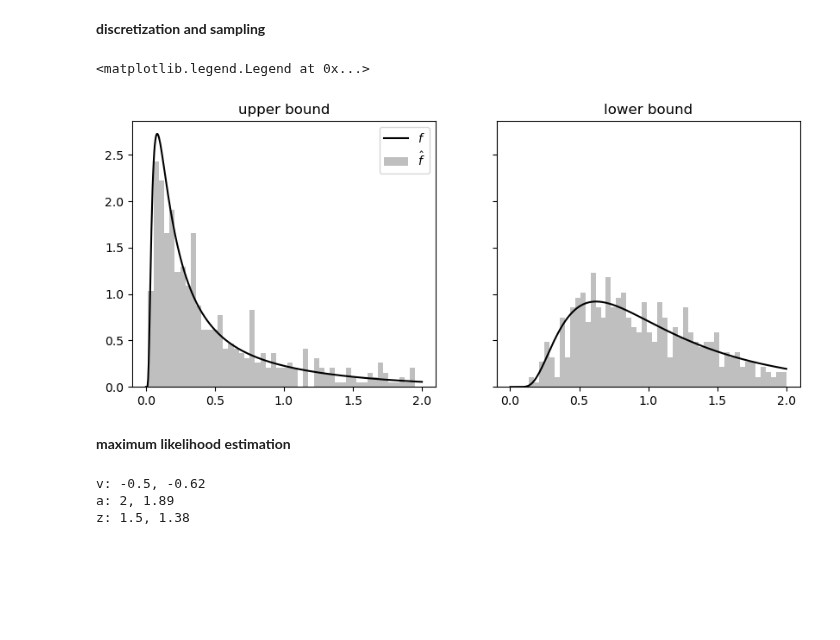
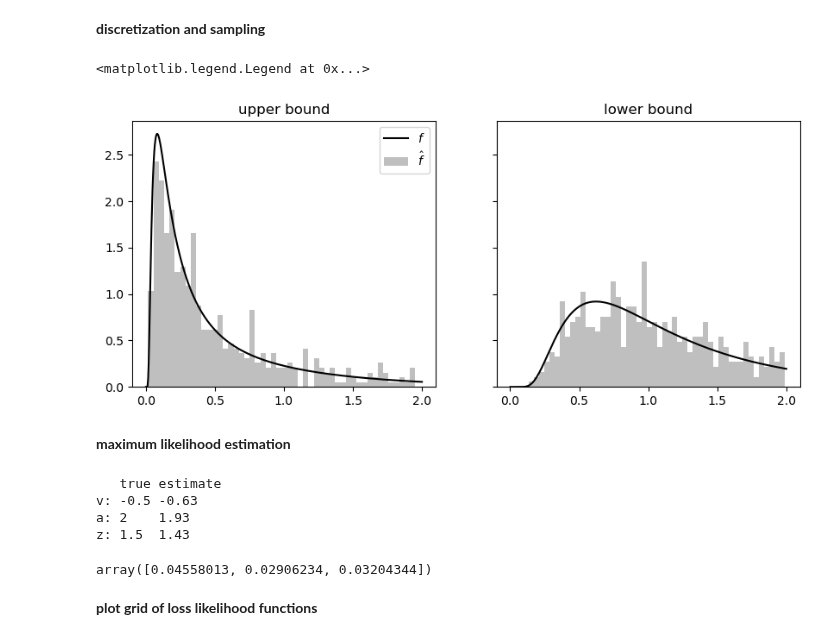
Before and after one commit to griegner/drift-diffusion, a Jupyter notebook: examples/07-navarro-2009-pdf.ipynb, the cells around one changed output. Drawn from its saved outputs; the diff is of its cells as text; code cells hidden in the pictures; blank space fills up the shorter version.

Commit message:
use autograd to calculate hessian

```diff
--- a/examples/07-navarro-2009-pdf.ipynb
+++ b/examples/07-navarro-2009-pdf.ipynb
@@ -72,8 +81,8 @@ nav_params = {
     "z": pyddm_params["a"] * (pyddm_params["z"] + 1),
 }
 
-start, stop, num = 0.001, 2, 500
-ts = np.linspace(start, stop, num)
+tmin, tmax, num = 0.001, 2, 500
+ts = np.linspace(tmin, tmax, num)
 
 fig, axs = plt.subplots(ncols=2, figsize=(10, 4), sharex=True, sharey=True)
 
@@ -98,28 +107,29 @@ axs[1].plot(and_sol.t_domain, cn_sol.pdf(choice="error"), ls=":", c="r")
 # %% [markdown]
 **discretization and sampling**
 # %%
+def sample_from_pdf(ts, v, a, z, boundary="lower", n_samples=10, seed=0):
+    rng = np.random.default_rng(seed=seed)
+    pdf_ = [pdf(t, v, a, z, boundary=boundary) for t in ts]
+    probs_ = pdf_ / np.sum(pdf_)  # probabilities sum to 1
+    return rng.choice(ts, size=n_samples, p=probs_)
+
+
 n_samples = 500
-rng = np.random.default_rng(seed=0)
-
-# ensure probabilities sum to 1
-prob_upper = pdf_upper / np.sum(pdf_upper)
-prob_lower = pdf_lower / np.sum(pdf_lower)
-
-samples_upper = rng.choice(a=ts, size=n_samples, p=prob_upper)
-samples_lower = rng.choice(a=ts, size=n_samples, p=prob_lower)
+samples_upper = sample_from_pdf(ts, **nav_params, boundary="upper", n_samples=n_samples)
+samples_lower = sample_from_pdf(ts, **nav_params, boundary="lower", n_samples=n_samples)
 
 fig, axs = plt.subplots(ncols=2, figsize=(10, 4), sharex=True, sharey=True)
 axs[0].set_title("upper bound")
-axs[0].plot(ts, pdf_upper / (np.sum(pdf_upper) * (stop - start) / num), c="k", label=r"$f$")
+axs[0].plot(ts, pdf_upper / (np.sum(pdf_upper) * (tmax - tmin) / num), c="k", label=r"$f$")
 axs[0].hist(samples_upper, bins=50, density=True, color="k", alpha=0.25, label=r"$\hat f$")
 
 axs[1].set_title("lower bound")
-axs[1].plot(ts, pdf_lower / (np.sum(pdf_lower) * (stop - start) / num), c="k")
+axs[1].plot(ts, pdf_lower / (np.sum(pdf_lower) * (tmax - tmin) / num), c="k")
 axs[1].hist(samples_lower, bins=50, density=True, color="k", alpha=0.25)
 axs[0].legend()
 # %% [output]
 <matplotlib.legend.Legend at 0x...>
-[figure, old version]
+[figure, new version]
 # %% [markdown]
 **maximum likelihood estimation**
 # %%
@@ -130,27 +140,39 @@ def loss_likelihood(params, samples_upper, samples_lower, epsilon=1e-10):
     """negative log likelihood"""
     loglikelihood = 0
 
-    upper_likelihoods = np.array([pdf(t, *params, boundary="upper") for t in samples_upper])
-    loglikelihood += np.sum(np.log(upper_likelihoods + epsilon))
+    likelihoods_upper = np.array([pdf(t, *params, boundary="upper") for t in samples_upper])
+    loglikelihood += np.sum(np.log(likelihoods_upper + epsilon))
 
-    lower_likelihoods = np.array([pdf(t, *params, boundary="lower") for t in samples_lower])
-    loglikelihood += np.sum(np.log(lower_likelihoods + epsilon))
+    likelihoods_lower = np.array([pdf(t, *params, boundary="lower") for t in samples_lower])
+    loglikelihood += np.sum(np.log(likelihoods_lower + epsilon))
 
     return -loglikelihood
 
 
-samples = and_sol.sample(k=50, seed=3)
+# derivates of loss_likelihood
+jacobian_ = jacobian(loss_likelihood)
+hessian_ = hessian(loss_likelihood)
 
 fit = minimize(
     fun=loss_likelihood, x0=[0.1, 1, 0.1], args=(samples_upper, samples_lower), method="Nelder-Mead"
 )
 print(
-    f"v: {nav_params['v']}, {fit.x[0]:.2f}",
-    f"a: {nav_params['a']}, {fit.x[1]:.2f}",
-    f"z: {nav_params['z']}, {fit.x[2]:.2f}",
+    "   true\testimate",
+    f"v: {nav_params['v']}\t{fit.x[0]:.2f}",
+    f"a: {nav_params['a']}\t{fit.x[1]:.2f}",
+    f"z: {nav_params['z']}\t{fit.x[2]:.2f}",
     sep="\n",
 )
 # %% [output]
-v: -0.5, -0.62
-a: 2, 1.89
-z: 1.5, 1.38
+   true estimate
+v: -0.5 -0.63
+a: 2    1.93
+z: 1.5  1.43
+# %%
+hessian_inv_ = np.linalg.inv(hessian_(fit.x, samples_upper, samples_lower))
+stderrs_ = np.sqrt(np.diag(hessian_inv_))
+stderrs_
+# %% [output]
+array([0.04558013, 0.02906234, 0.03204344])
+# %% [markdown]
+**plot grid of loss likelihood functions**
```
Also changed, not shown: parts of 3 cells of this notebook, 1 other file.
